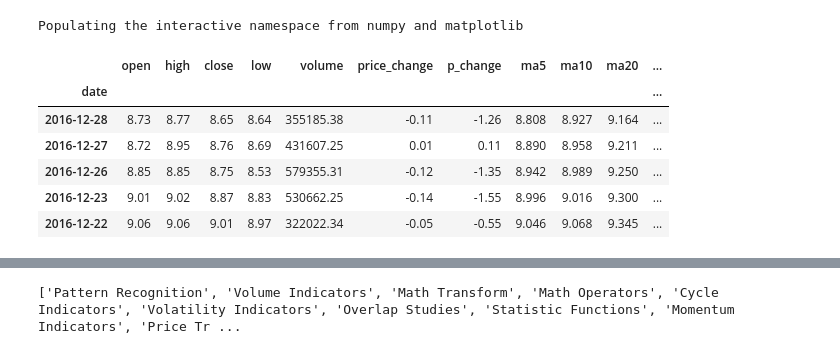
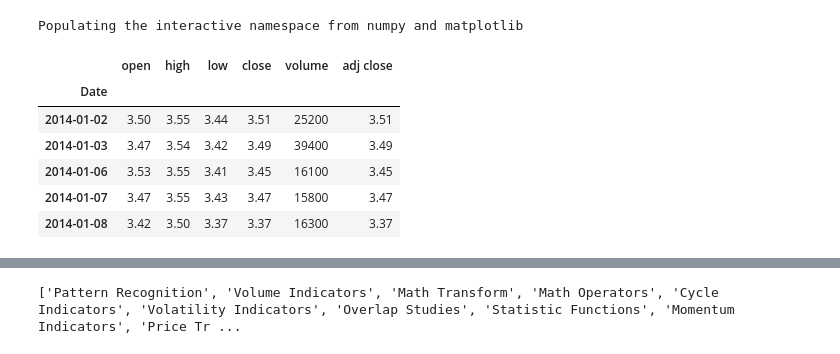
Before and after one commit to monchewharry/QuantSpeculation, a Jupyter notebook: note/7.3patternRecognization.ipynb, the cells around one changed output, grey strips where cells are left out. Drawn from its saved outputs; the diff is of its cells as text; code cells hidden in the pictures.

```diff
--- a/note/7.3patternRecognization.ipynb
+++ b/note/7.3patternRecognization.ipynb
@@ -15,10 +12,0 @@ df_ldkg = tu.get_hist_data('600606')
-# %%
-df_ldkg.head()
-# %% [output]
-|  | open | high | close | low | volume | price_change | p_change | ma5 | ma10 | ma20 | ... |
-| date |  |  |  |  |  |  |  |  |  |  | ... |
-| 2016-12-28 | 8.73 | 8.77 | 8.65 | 8.64 | 355185.38 | -0.11 | -1.26 | 8.808 | 8.927 | 9.164 | ... |
-| 2016-12-27 | 8.72 | 8.95 | 8.76 | 8.69 | 431607.25 | 0.01 | 0.11 | 8.890 | 8.958 | 9.211 | ... |
-| 2016-12-26 | 8.85 | 8.85 | 8.75 | 8.53 | 579355.31 | -0.12 | -1.35 | 8.942 | 8.989 | 9.250 | ... |
-| 2016-12-23 | 9.01 | 9.02 | 8.87 | 8.83 | 530662.25 | -0.14 | -1.55 | 8.996 | 9.016 | 9.300 | ... |
-| 2016-12-22 | 9.06 | 9.06 | 9.01 | 8.97 | 322022.34 | -0.05 | -0.55 | 9.046 | 9.068 | 9.345 | ... |
@@ -25,2 +19,13 @@ df_ldkg.head()
+# %%
+df_ldkg.columns = [x.lower() for x in df_ldkg.columns]#compatible from tushare
+df_ldkg.head()
+# %% [output]
+|  | open | high | low | close | volume | adj close |
+| Date |  |  |  |  |  |  |
+| 2014-01-02 | 3.50 | 3.55 | 3.44 | 3.51 | 25200 | 3.51 |
+| 2014-01-03 | 3.47 | 3.54 | 3.42 | 3.49 | 39400 | 3.49 |
+| 2014-01-06 | 3.53 | 3.55 | 3.41 | 3.45 | 16100 | 3.45 |
+| 2014-01-07 | 3.47 | 3.55 | 3.43 | 3.47 | 15800 | 3.47 |
+| 2014-01-08 | 3.42 | 3.50 | 3.37 | 3.37 | 16300 | 3.37 |
 # %%
 ldkg = df_ldkg[['open','high','close','low']]#input for pattern recognization
```
Also changed, not shown: parts of 10 cells of this notebook, 3 other files.
